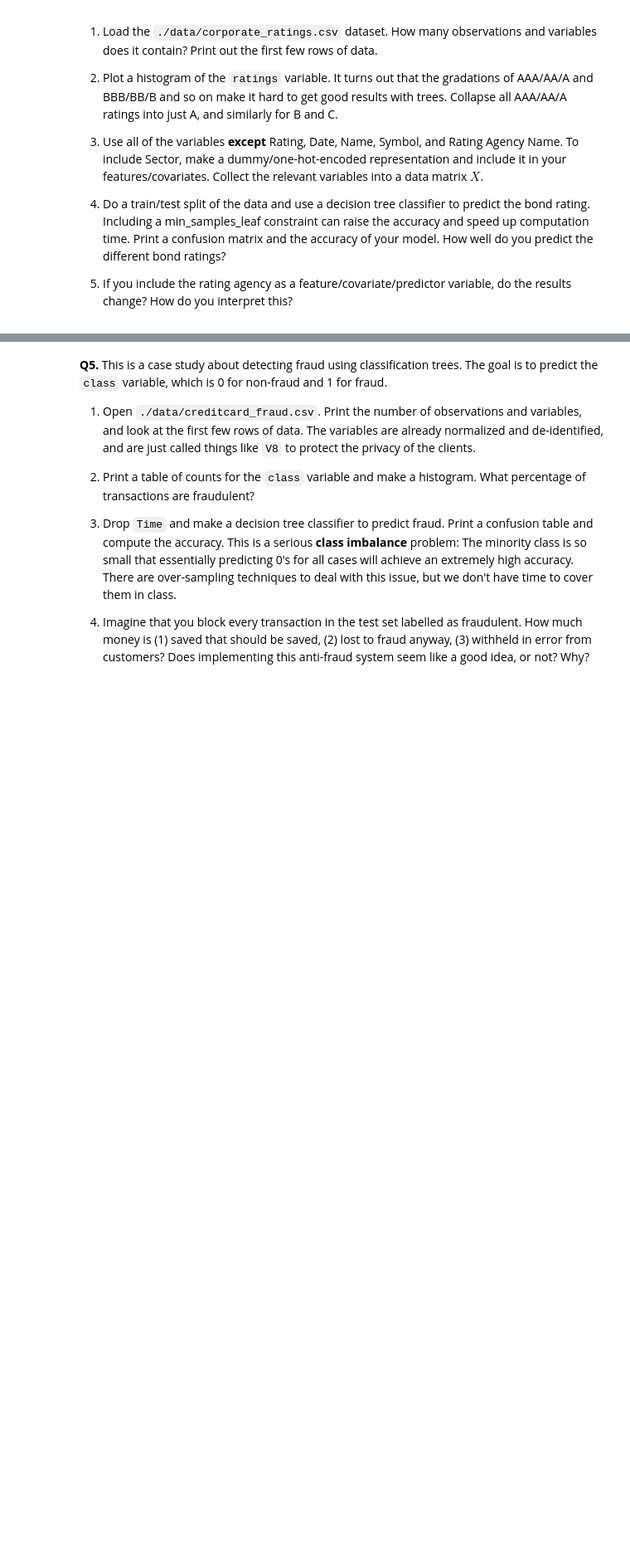
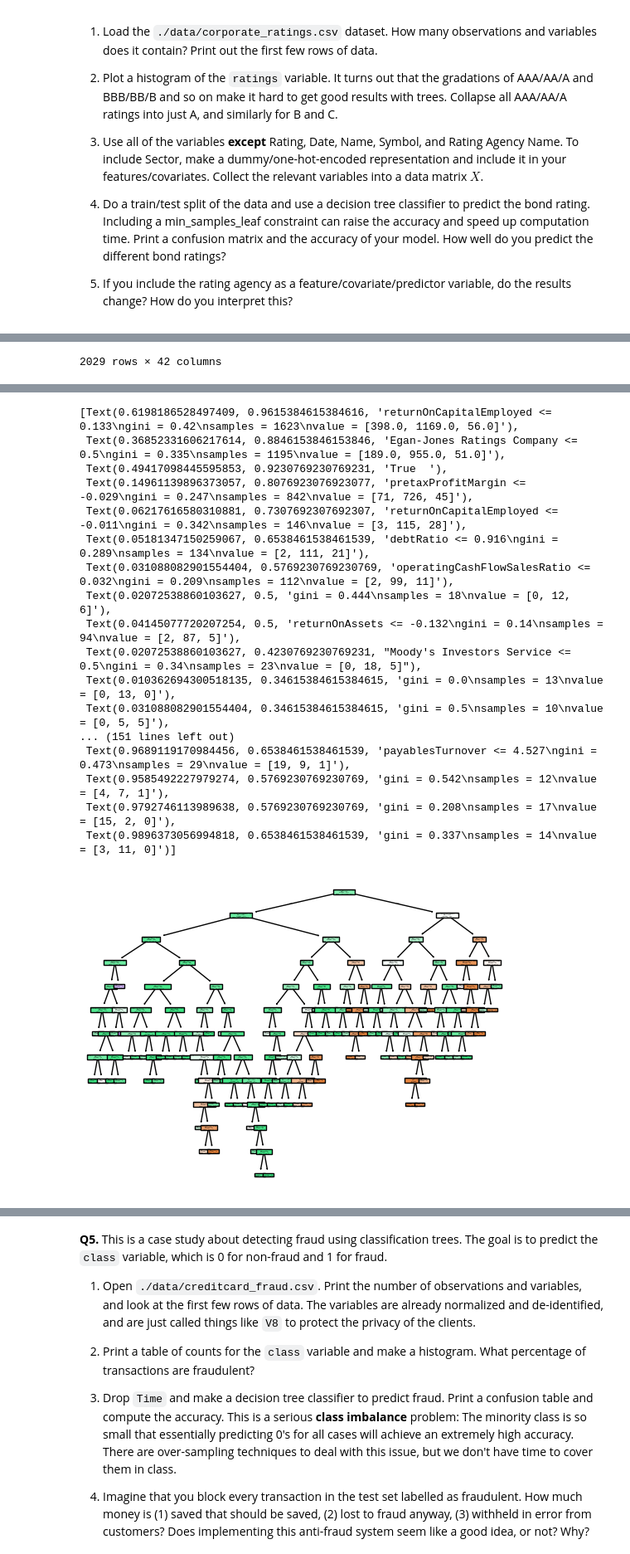
Before and after one commit to KaranRawatUVA/trees, a Jupyter notebook: assignment/assignment.ipynb, the cells around one changed output, grey strips where cells are left out. Shown: that part at 83% size. Saved outputs shown, nothing was run; the diff lists cells and outputs as text; code cells hidden in the pictures; blank space fills up the shorter version.

```diff
--- a/assignment/assignment.ipynb
+++ b/assignment/assignment.ipynb
@@ -276,0 +429,12 @@ Best R^2: 0.1339 with min_samples_leaf = 121
+# %%
+# 5
+
+X1 = d4.drop(['Rating', 'Date', 'Name', 'Symbol', 'Sector', 'ratings', 'rating_num', 'Rating Agency Name'], axis=1)
+
+X_d3 = pd.get_dummies(d4['Sector'],dtype='int') # Create brand dummies
+X_d2 = pd.get_dummies(d4['Rating Agency Name'],dtype='int') # Create brand dummies
+
+
+X = pd.concat([X1 , X_d2,X_d3], axis=1) # Concatenate engineered features
+
+display(X)
@@ -276,0 +455,18 @@ Best R^2: 0.1339 with min_samples_leaf = 121
+# %%
+y = d4['ratings']
+
+
+display(X)
+print(X.dtypes)
+X_train, X_test, y_train, y_test = train_test_split(X, y, test_size=0.2, random_state=42)
+
+X.columns = X.columns.astype(str)
+
+
+cart = DecisionTreeClassifier(min_samples_leaf=10)
+cart = cart.fit(X_train, y_train)
+
+# Visualize results:
+var_names = cart.feature_names_in_
+plot_tree(cart,filled=True,feature_names=var_names)
+# %% [output]
@@ -276,0 +485 @@ Best R^2: 0.1339 with min_samples_leaf = 121
+2029 rows × 42 columns
@@ -276,0 +503,18 @@ Best R^2: 0.1339 with min_samples_leaf = 121
+[Text(0.6198186528497409, 0.9615384615384616, 'returnOnCapitalEmployed <= 0.133\ngini = 0.42\nsamples = 1623\nvalue = [398.0, 1169.0, 56.0]'),
+ Text(0.36852331606217614, 0.8846153846153846, 'Egan-Jones Ratings Company <= 0.5\ngini = 0.335\nsamples = 1195\nvalue = [189.0, 955.0, 51.0]'),
+ Text(0.49417098445595853, 0.9230769230769231, 'True  '),
+ Text(0.14961139896373057, 0.8076923076923077, 'pretaxProfitMargin <= -0.029\ngini = 0.247\nsamples = 842\nvalue = [71, 726, 45]'),
+ Text(0.06217616580310881, 0.7307692307692307, 'returnOnCapitalEmployed <= -0.011\ngini = 0.342\nsamples = 146\nvalue = [3, 115, 28]'),
+ Text(0.05181347150259067, 0.6538461538461539, 'debtRatio <= 0.916\ngini = 0.289\nsamples = 134\nvalue = [2, 111, 21]'),
+ Text(0.031088082901554404, 0.5769230769230769, 'operatingCashFlowSalesRatio <= 0.032\ngini = 0.209\nsamples = 112\nvalue = [2, 99, 11]'),
+ Text(0.02072538860103627, 0.5, 'gini = 0.444\nsamples = 18\nvalue = [0, 12, 6]'),
+ Text(0.04145077720207254, 0.5, 'returnOnAssets <= -0.132\ngini = 0.14\nsamples = 94\nvalue = [2, 87, 5]'),
+ Text(0.02072538860103627, 0.4230769230769231, "Moody's Investors Service <= 0.5\ngini = 0.34\nsamples = 23\nvalue = [0, 18, 5]"),
+ Text(0.010362694300518135, 0.34615384615384615, 'gini = 0.0\nsamples = 13\nvalue = [0, 13, 0]'),
+ Text(0.031088082901554404, 0.34615384615384615, 'gini = 0.5\nsamples = 10\nvalue = [0, 5, 5]'),
+... (151 lines left out)
+ Text(0.9689119170984456, 0.6538461538461539, 'payablesTurnover <= 4.527\ngini = 0.473\nsamples = 29\nvalue = [19, 9, 1]'),
+ Text(0.9585492227979274, 0.5769230769230769, 'gini = 0.542\nsamples = 12\nvalue = [4, 7, 1]'),
+ Text(0.9792746113989638, 0.5769230769230769, 'gini = 0.208\nsamples = 17\nvalue = [15, 2, 0]'),
+ Text(0.9896373056994818, 0.6538461538461539, 'gini = 0.337\nsamples = 14\nvalue = [3, 11, 0]')]
+[figure, added]
```
Also changed, not shown: parts of 9 cells of this notebook.
